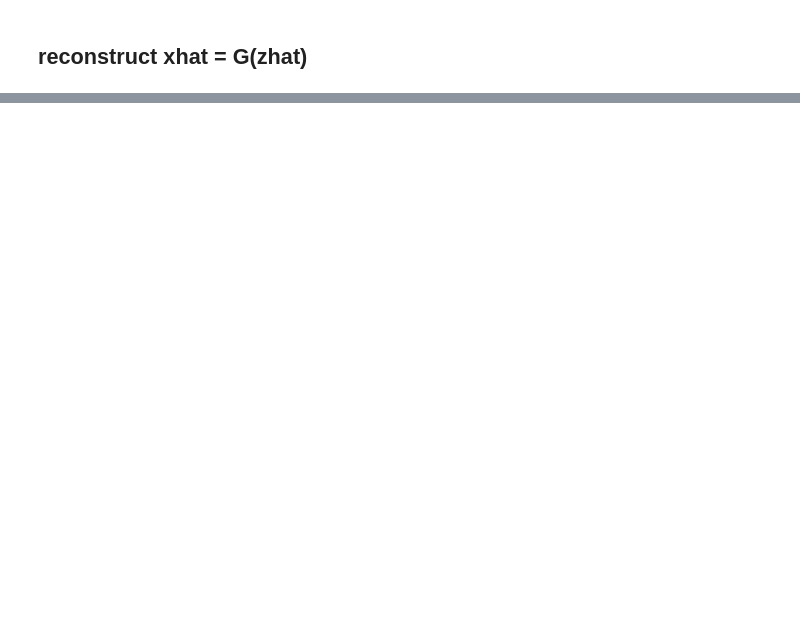
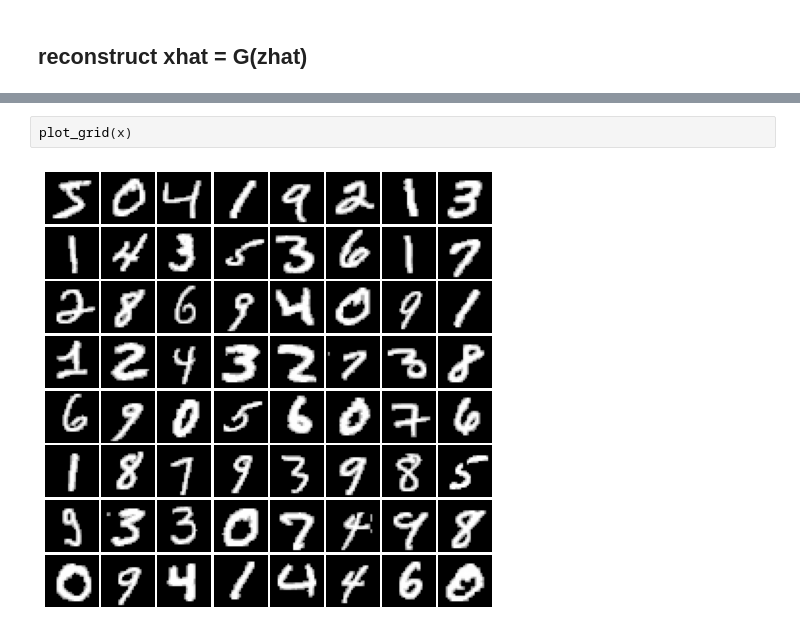
Before and after one commit to thanh-isu/ncsn, a Jupyter notebook: gans/CS_experiment_latent.ipynb, the cells around one changed output, grey strips where cells are left out. Cells and saved outputs as stored; diff of their text form; blank space fills up the shorter version.

```diff
--- a/gans/CS_experiment_latent.ipynb
+++ b/gans/CS_experiment_latent.ipynb
@@ -185,0 +194,4 @@ tensor(4824.8253, dtype=torch.float64)
+# %%
+plot_grid(x)
+# %% [output]
+[figure, added]
```
Also changed, not shown: parts of 22 cells of this notebook, 7 other files.
